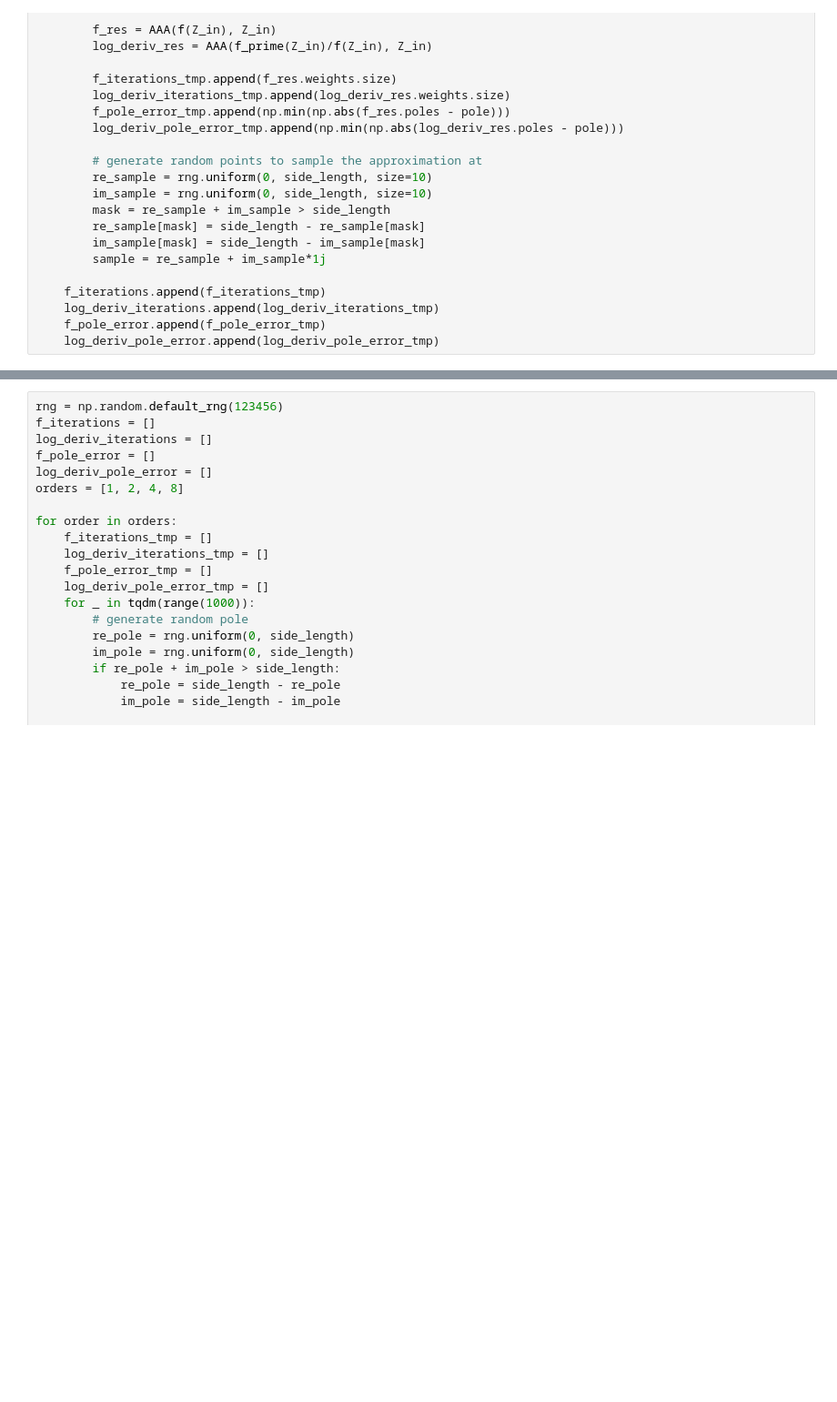
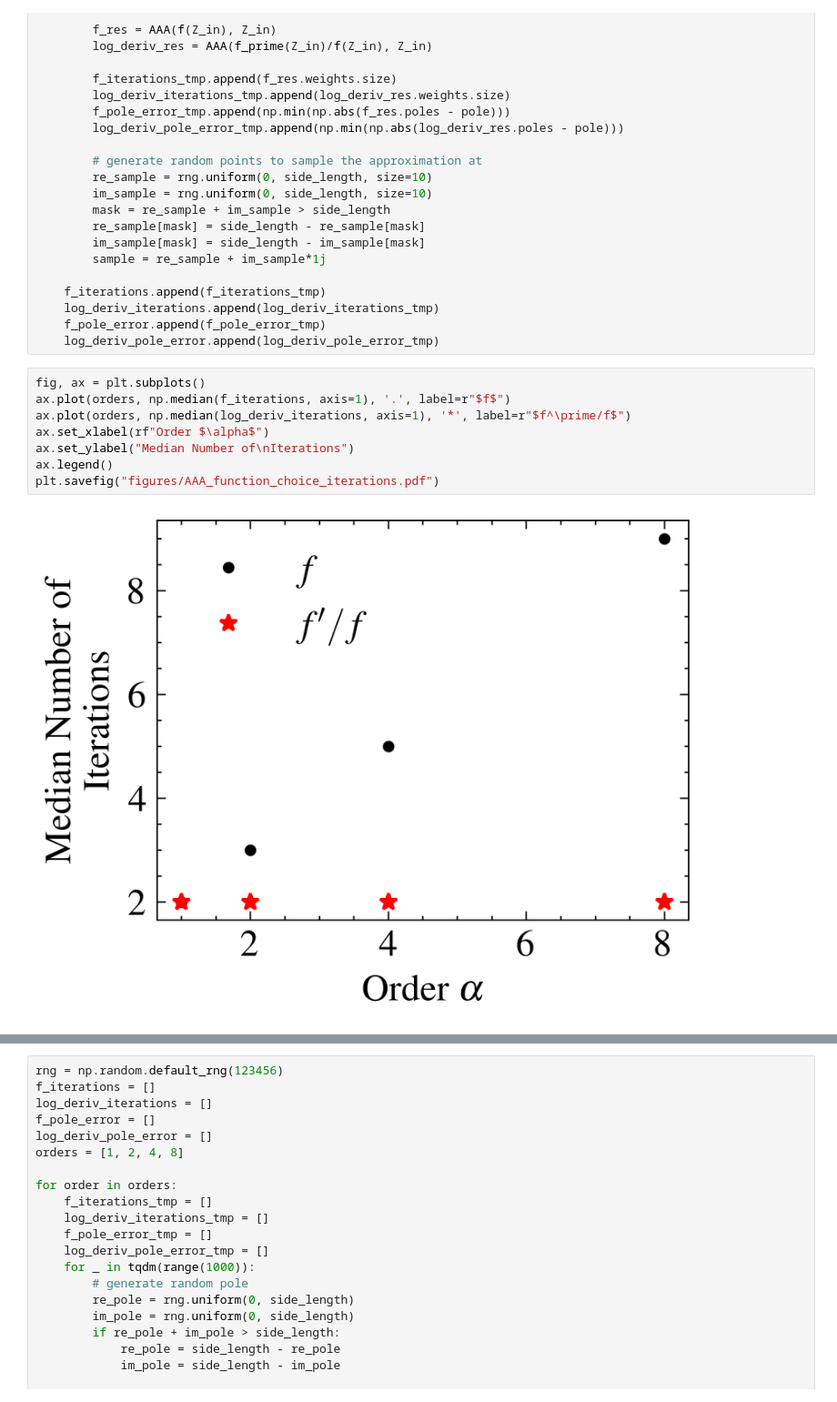
Before and after one commit to j-bowhay/Poles-and-Roots, a Jupyter notebook: notebooks/AAA_function_choice.ipynb, the cells around one changed output, grey strips where cells are left out. Shown at 91% size. Drawn from its saved outputs; the diff is of its cells as text; blank space fills up the shorter version.

Commit message:
function choice figure

```diff
--- a/notebooks/AAA_function_choice.ipynb
+++ b/notebooks/AAA_function_choice.ipynb
@@ -70,6 +70,16 @@ for order in orders:
     log_deriv_iterations.append(log_deriv_iterations_tmp)
     f_pole_error.append(f_pole_error_tmp)
     log_deriv_pole_error.append(log_deriv_pole_error_tmp)
+# %%
+fig, ax = plt.subplots()
+ax.plot(orders, np.median(f_iterations, axis=1), '.', label=r"$f$")
+ax.plot(orders, np.median(log_deriv_iterations, axis=1), '*', label=r"$f^\prime/f$")
+ax.set_xlabel(rf"Order $\alpha$")
+ax.set_ylabel("Median Number of\nIterations")
+ax.legend()
+plt.savefig("figures/AAA_function_choice_iterations.pdf")
+# %% [output]
+[figure, added]
 # %%
 fig, axs = plt.subplots(nrows=2, ncols=2, figsize=(10,10))
 for i, (ax, order) in enumerate(zip(axs.ravel(), orders)):
```
Also changed, not shown: parts of 4 cells of this notebook, 4 other files.
